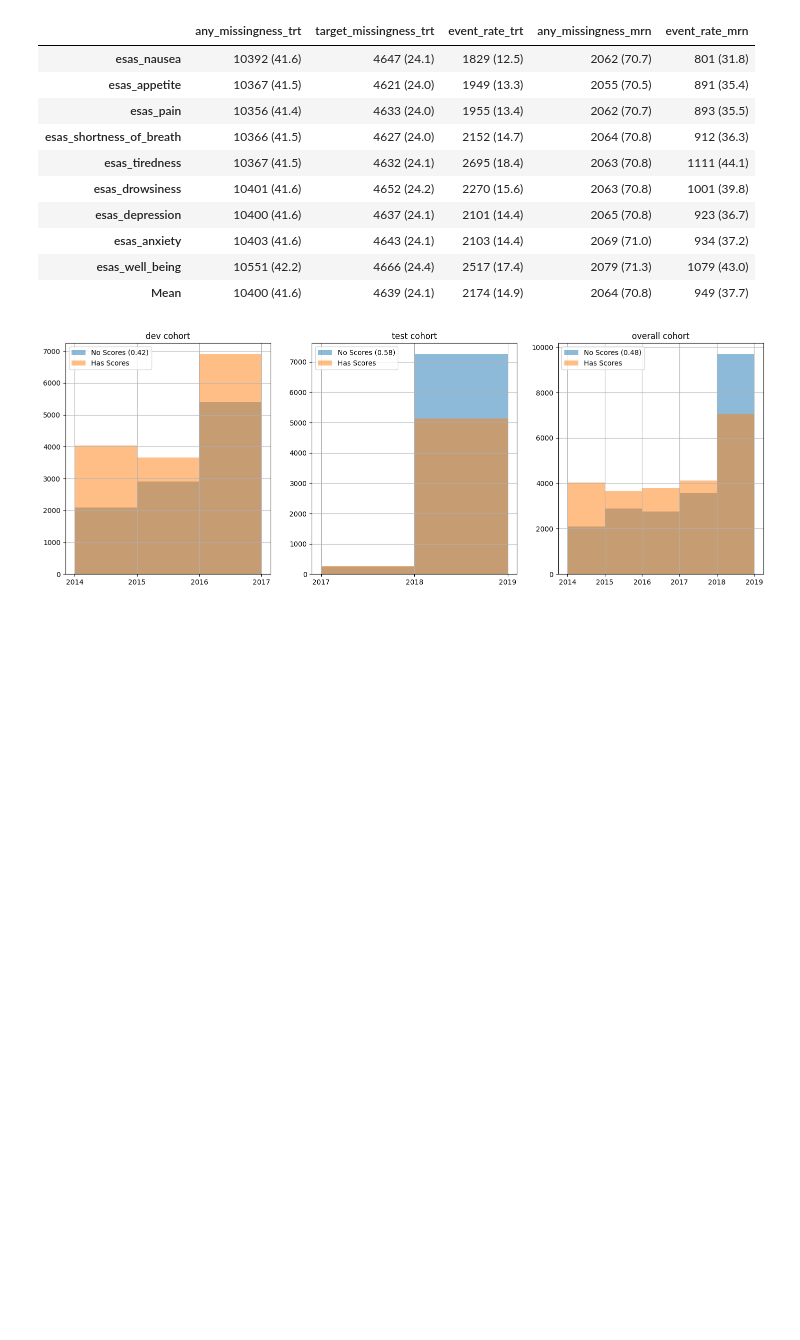
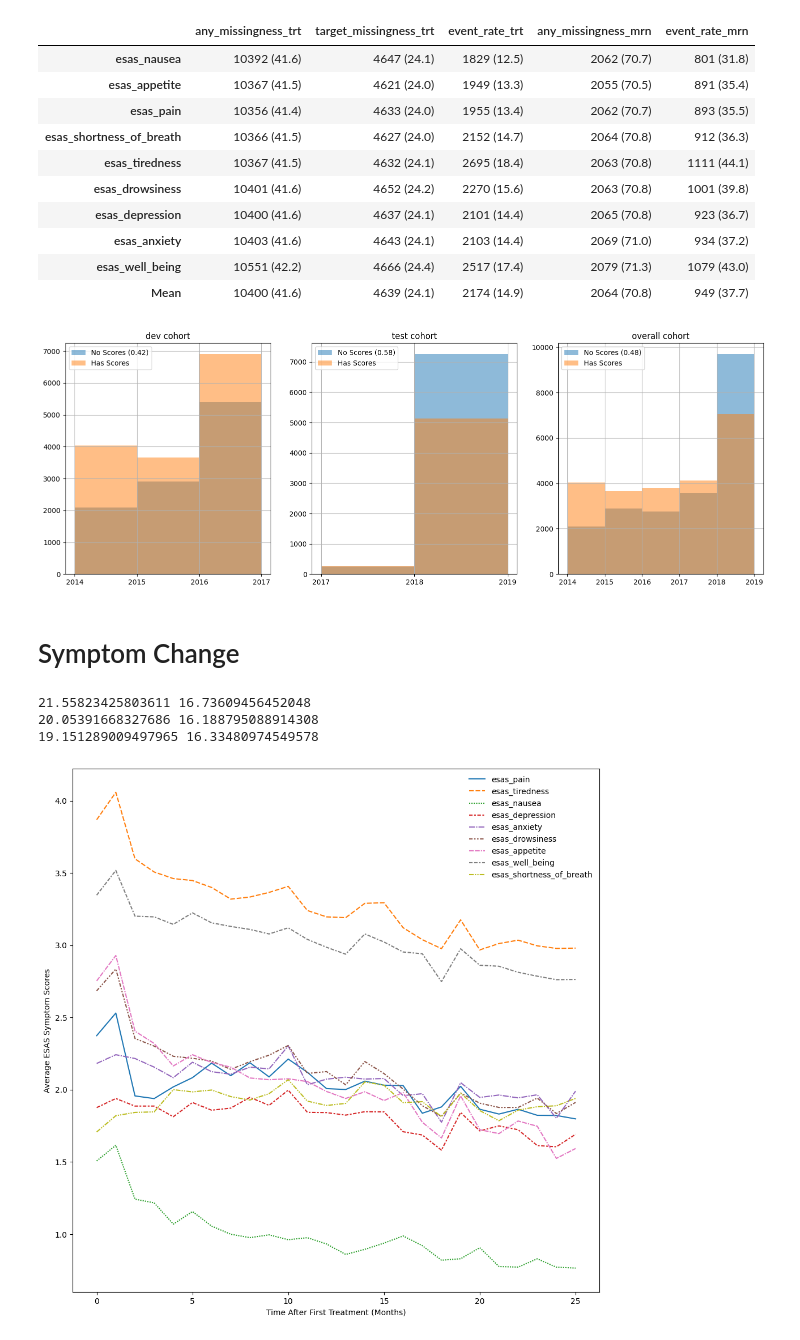
Before and after one commit to ml4oncology/PredUCE, a Jupyter notebook: notebooks/symp/Supplement.ipynb, the cells around one changed output. Saved outputs shown, nothing was run; the diff lists cells and outputs as text; code cells hidden in the pictures; blank space fills up the shorter version.

```diff
--- a/notebooks/symp/Supplement.ipynb
+++ b/notebooks/symp/Supplement.ipynb
@@ -100,3 +100,47 @@ result = pd.DataFrame(result)
 result.to_csv('./result/tables/missingness_cohort_characteristics.csv')
 # %% [output]
 [figure]
+# %% [markdown]
+# Symptom Change
+# %%
+from ml_common.constants import SYMP_COLS
+symp = pd.read_parquet('./data/interim/symptom.parquet.gzip')
+data = pd.read_parquet('./data/processed/treatment_centered_clinical_dataset.parquet.gzip')
+assert all(symp.index == symp.sort_values(by=['mrn', 'survey_date']).index)
+# %%
+first_trt_dates = data.groupby('mrn')['treatment_date'].first()
+symp['first_trt_date'] = symp['mrn'].map(first_trt_dates)
+symp = symp[symp['first_trt_date'].notnull()].copy()
+
+# closest symptoms before first treatment
+df = symp[symp['survey_date'] < symp['first_trt_date']]
+symp_sum = df.groupby('mrn').first(skipna=False)[SYMP_COLS].sum(axis=1)
+print(symp_sum.mean(), symp_sum.std())
+
+# closest symptoms 3 months after first treatment
+df = symp[symp['survey_date'] > symp['first_trt_date'] + pd.Timedelta(days=30*3)]
+symp_sum = df.groupby('mrn').first(skipna=False)[SYMP_COLS].sum(axis=1)
+print(symp_sum.mean(), symp_sum.std())
+
+# closest symptoms 6 months after first treatment
+df = symp[symp['survey_date'] > symp['first_trt_date'] + pd.Timedelta(days=30*6)]
+symp_sum = df.groupby('mrn').first(skipna=False)[SYMP_COLS].sum(axis=1)
+print(symp_sum.mean(), symp_sum.std())
+# %% [output]
+21.55823425803611 16.73609456452048
+20.05391668327686 16.188795088914308
+19.151289009497965 16.33480974549578
+# %%
+# TODO: move to make-clinical-dataset EDA
+import seaborn as sns
+df = symp.query('survey_date > first_trt_date').copy()
+df['time_after_trt_init'] = ((df['survey_date'] - df['first_trt_date']).dt.days) // 30 # months
+df['time_after_trt_init'] = df['time_after_trt_init'].clip(upper=25)
+mean_symp_scores_across_time = df.groupby('time_after_trt_init')[SYMP_COLS].mean()
+fig, ax = plt.subplots(figsize=(12,12))
+sns.lineplot(mean_symp_scores_across_time, ax=ax)
+ax.legend(frameon=False)
+ax.set(xlabel='Time After First Treatment (Months)', ylabel='Average ESAS Symptom Scores')
+plt.show()
+# %% [output]
+[figure, added]
```
Also changed, not shown: parts of 1 cell of this notebook, 23 other files.
